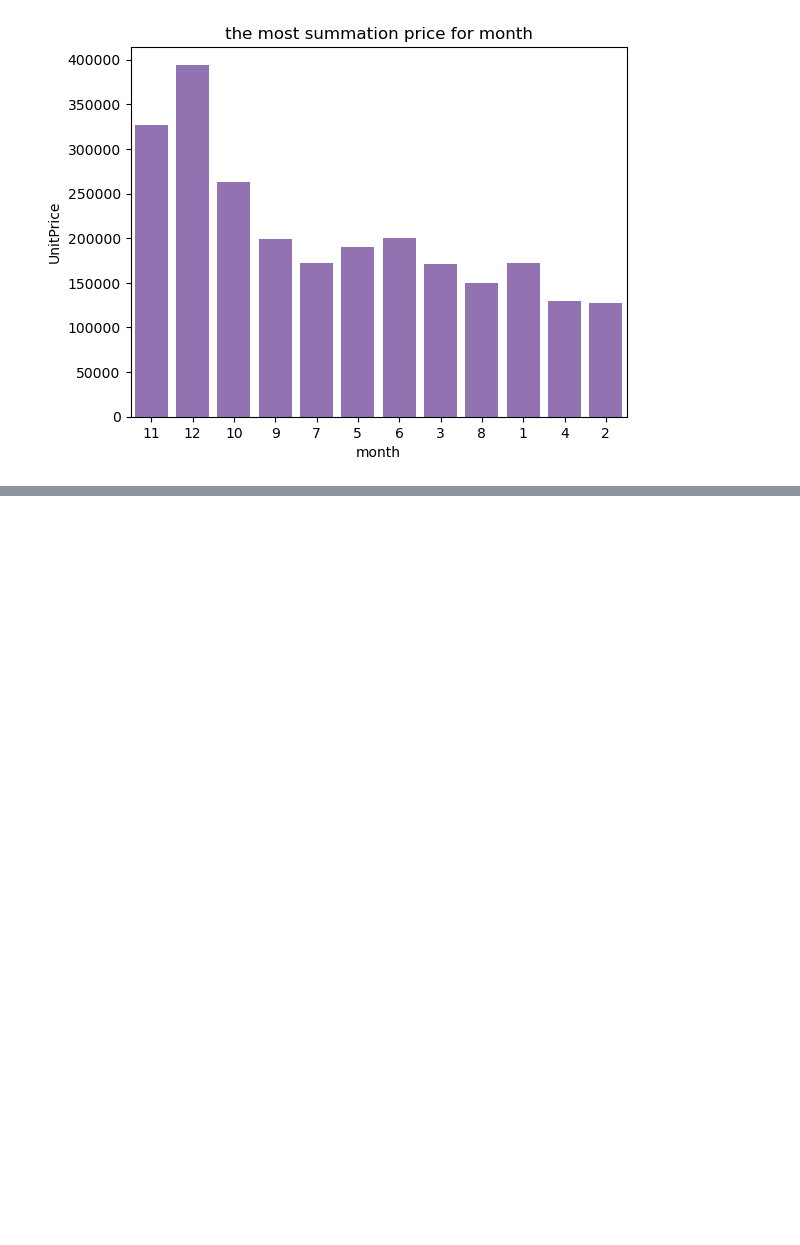
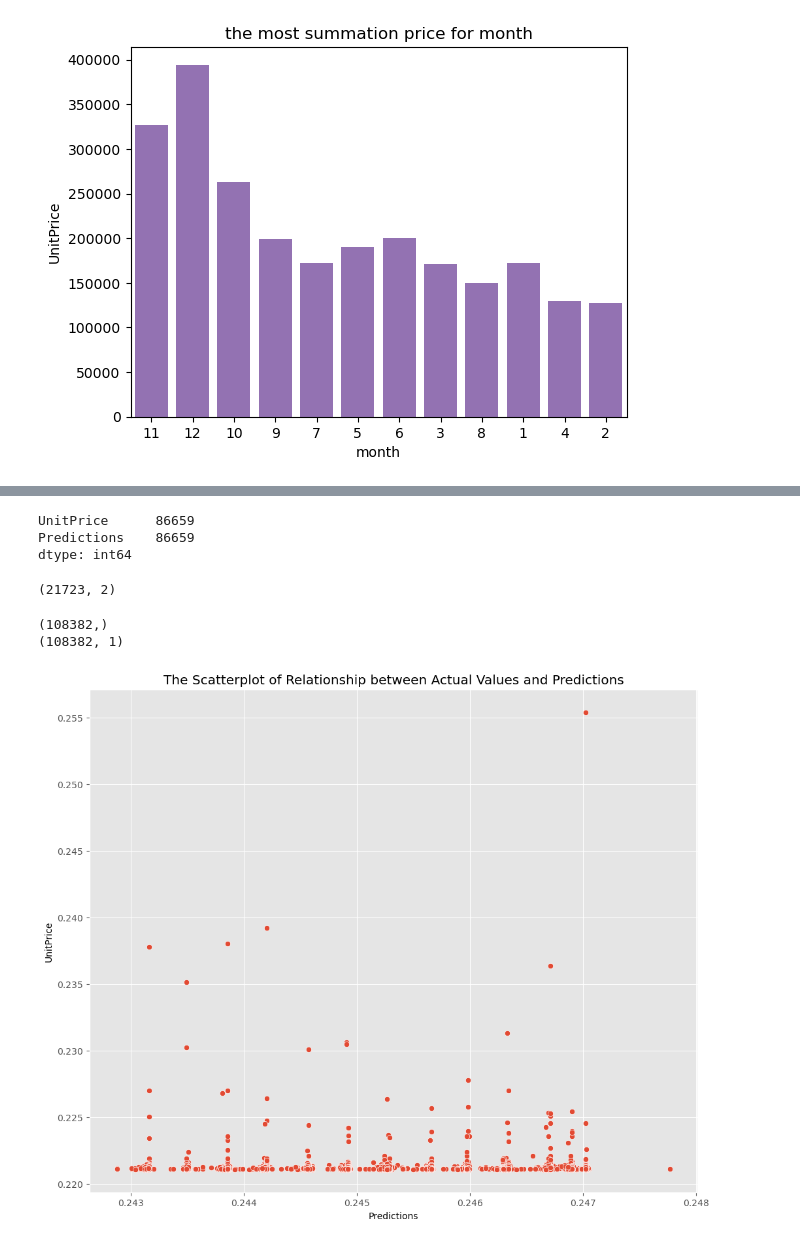
Before and after one commit to WalaaAShaaban/E-Commerce-Neural-Nework, a Jupyter notebook: NN-ecommerce.ipynb, the cells around one changed output, grey strips where cells are left out. Saved outputs shown, nothing was run; the diff lists cells and outputs as text; code cells hidden in the pictures; blank space fills up the shorter version.

```diff
--- a/NN-ecommerce.ipynb
+++ b/NN-ecommerce.ipynb
@@ -106,0 +208,5 @@ sns.barplot(data=df_month, x='month', y="UnitPrice", color=color);
+# %%
+predictions = ann.predict(X_test)
+predictions_df = pd.DataFrame(np.ravel(predictions),columns=["Predictions"])
+comparison_df = pd.concat([pd.DataFrame(y_test,columns=["UnitPrice"]), predictions_df],axis=1)
+comparison_df
@@ -106,0 +227,26 @@ sns.barplot(data=df_month, x='month', y="UnitPrice", color=color);
+# %%
+comparison_df.isna().sum()
+# %% [output]
+UnitPrice      86659
+Predictions    86659
+dtype: int64
+# %%
+comparison_df.dropna(inplace=True)
+# %%
+comparison_df.shape
+# %% [output]
+(21723, 2)
+# %%
+print(y_test.shape)       # The actual values are 1D arrays
+print(predictions.shape)
+# %% [output]
+(108382,)
+(108382, 1)
+# %%
+plt.figure(figsize=(12,10))
+sns.scatterplot(x = comparison_df['Predictions'],y = y_test)
+plt.title("The Scatterplot of Relationship between Actual Values and Predictions")
+plt.xlabel("Predictions")
+plt.ylabel("UnitPrice");
+# %% [output]
+[figure, added]
```
Also changed, not shown: parts of 21 cells of this notebook.
